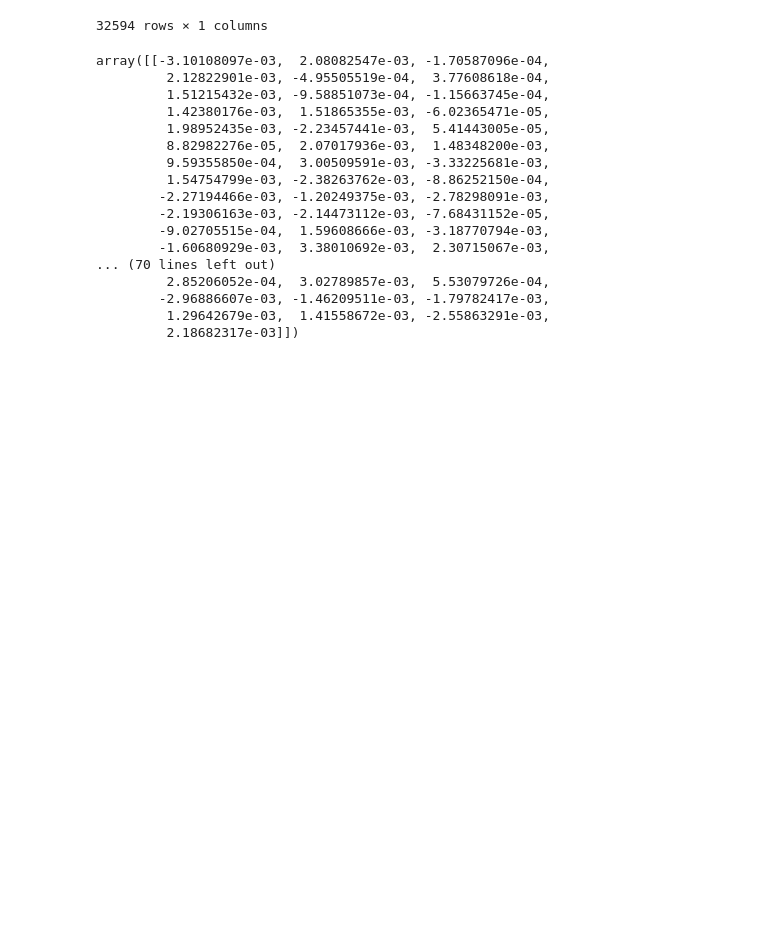
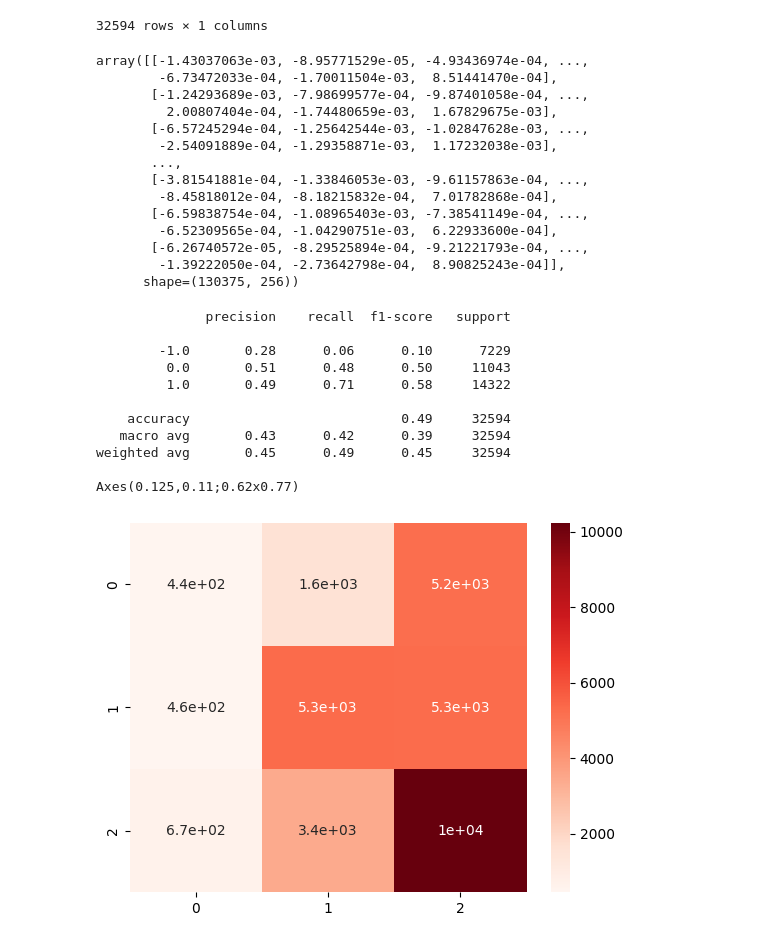
Before and after one commit to SajibSaha3/Sentiment-Analysis-word2vec, a Jupyter notebook: model.ipynb, the cells around one changed output. Cells and saved outputs as stored; diff of their text form; code cells hidden in the pictures; blank space fills up the shorter version.

Commit message:
modified array x

```diff
--- a/model.ipynb
+++ b/model.ipynb
@@ -105,7 +105,7 @@ df.head()
 | 3 | asking his supporters prefix chow... | 1.0 | asking supporter prefix chowkidar... |
 | 4 | answer who among these the most p... | 1.0 | answer among powerful world leade... |
 # %%
-x = df[["text"]]
+x = df["text"]
 y = df[["category"]]
 # %%
 split_range= .80
@@ -181,20 +180,53 @@ testReviewVectors = getVectors(test_text)
 # %%
 trainReviewVectors
 # %% [output]
-array([[-3.10108097e-03,  2.08082547e-03, -1.70587096e-04,
-         2.12822901e-03, -4.95505519e-04,  3.77608618e-04,
-         1.51215432e-03, -9.58851073e-04, -1.15663745e-04,
-         1.42380176e-03,  1.51865355e-03, -6.02365471e-05,
-         1.98952435e-03, -2.23457441e-03,  5.41443005e-05,
-         8.82982276e-05,  2.07017936e-03,  1.48348200e-03,
-         9.59355850e-04,  3.00509591e-03, -3.33225681e-03,
-         1.54754799e-03, -2.38263762e-03, -8.86252150e-04,
-        -2.27194466e-03, -1.20249375e-03, -2.78298091e-03,
-        -2.19306163e-03, -2.14473112e-03, -7.68431152e-05,
-        -9.02705515e-04,  1.59608666e-03, -3.18770794e-03,
-        -1.60680929e-03,  3.38010692e-03,  2.30715067e-03,
-... (70 lines left out)
-         2.85206052e-04,  3.02789857e-03,  5.53079726e-04,
-        -2.96886607e-03, -1.46209511e-03, -1.79782417e-03,
-         1.29642679e-03,  1.41558672e-03, -2.55863291e-03,
-         2.18682317e-03]])
+array([[-1.43037063e-03, -8.95771529e-05, -4.93436974e-04, ...,
+        -6.73472033e-04, -1.70011504e-03,  8.51441470e-04],
+       [-1.24293689e-03, -7.98699577e-04, -9.87401058e-04, ...,
+         2.00807404e-04, -1.74480659e-03,  1.67829675e-03],
+       [-6.57245294e-04, -1.25642544e-03, -1.02847628e-03, ...,
+        -2.54091889e-04, -1.29358871e-03,  1.17232038e-03],
+       ...,
+       [-3.81541881e-04, -1.33846053e-03, -9.61157863e-04, ...,
+        -8.45818012e-04, -8.18215832e-04,  7.01782868e-04],
+       [-6.59838754e-04, -1.08965403e-03, -7.38541149e-04, ...,
+        -6.52309565e-04, -1.04290751e-03,  6.22933600e-04],
+       [-6.26740572e-05, -8.29525894e-04, -9.21221793e-04, ...,
+        -1.39222050e-04, -2.73642798e-04,  8.90825243e-04]],
+      shape=(130375, 256))
+# %%
+# evaluation matrix define
+from sklearn.metrics import classification_report, confusion_matrix
+import seaborn as sns
+def result(yture, y_pred):
+    print(classification_report(yture, y_pred))
+    col_name = ["Yes","No"]
+    print(sns.heatmap(confusion_matrix(yture, y_pred), annot=True, cmap="Reds"))
+# %%
+# Scaling values and model building
+from sklearn.preprocessing import RobustScaler
+from sklearn.ensemble import RandomForestClassifier
+
+rnaf=RandomForestClassifier()
+rsc= RobustScaler()
+
+train_data = rsc.fit_transform(trainReviewVectors)
+test_data= rsc.transform(testReviewVectors)
+
+model = rnaf.fit(train_data,train_label)
+pred_data = model.predict(test_data)
+
+result(test_label, pred_data)
+# %% [output]
+              precision    recall  f1-score   support
+
+        -1.0       0.28      0.06      0.10      7229
+         0.0       0.51      0.48      0.50     11043
+         1.0       0.49      0.71      0.58     14322
+
+    accuracy                           0.49     32594
+   macro avg       0.43      0.42      0.39     32594
+weighted avg       0.45      0.49      0.45     32594
+
+Axes(0.125,0.11;0.62x0.77)
+[figure, added]
```
Also changed, not shown: parts of 2 cells of this notebook.
